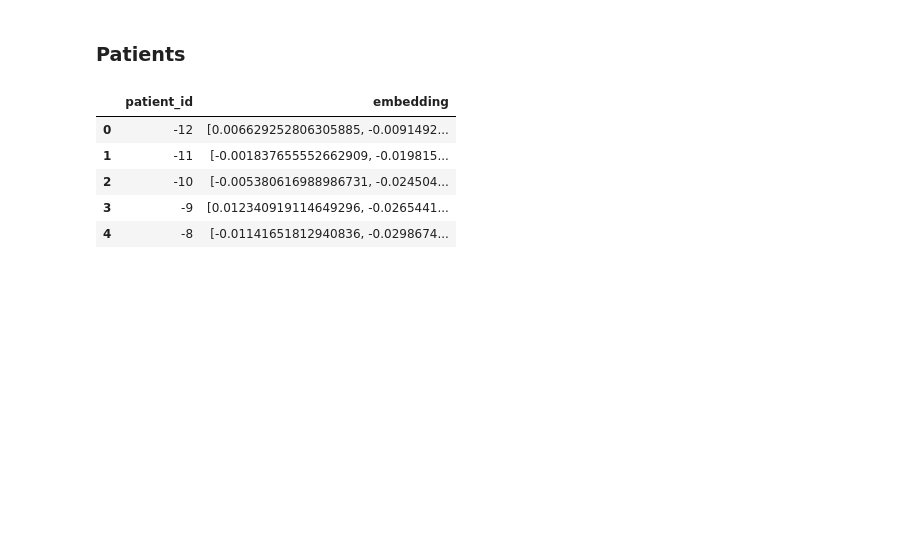
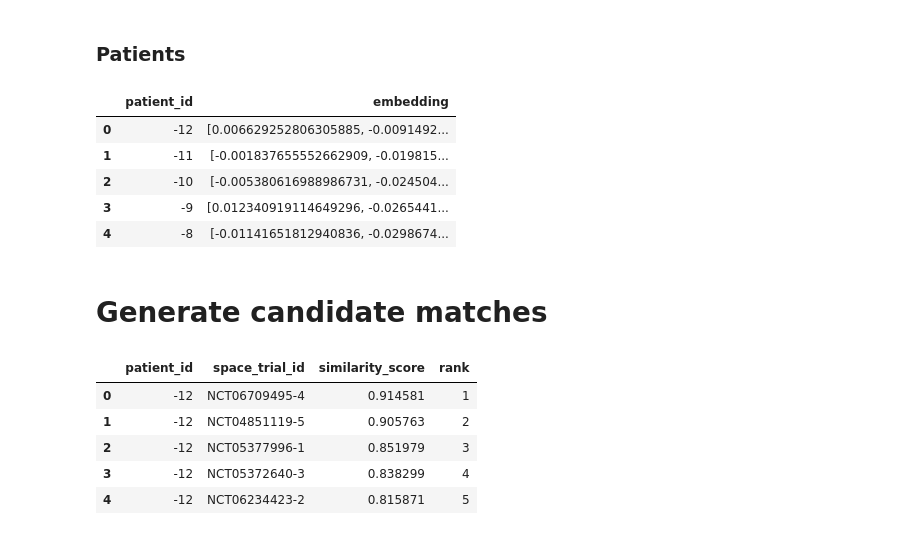
Before and after one commit to kenlkehl/matchminer-ai-inference-kehl, a Jupyter notebook: examples/run_examples.ipynb, the cells around one changed output. Saved outputs shown, nothing was run; the diff lists cells and outputs as text; code cells hidden in the pictures; blank space fills up the shorter version.

```diff
--- a/examples/run_examples.ipynb
+++ b/examples/run_examples.ipynb
@@ -474,3 +474,5 @@ embedded_patients.head()
 | 2 | -10 | [-0.005380616988986731, -0.024504... |
 | 3 | -9 | [0.012340919114649296, -0.0265441... |
 | 4 | -8 | [-0.01141651812940836, -0.0298674... |
+# %% [markdown]
+# Generate candidate matches
@@ -476,0 +483,9 @@ embedded_patients.head()
+# %%
+candidate_matches.head()
+# %% [output]
+|  | patient_id | space_trial_id | similarity_score | rank |
+| 0 | -12 | NCT06709495-4 | 0.914581 | 1 |
+| 1 | -12 | NCT04851119-5 | 0.905763 | 2 |
+| 2 | -12 | NCT05377996-1 | 0.851979 | 3 |
+| 3 | -12 | NCT05372640-3 | 0.838299 | 4 |
+| 4 | -12 | NCT06234423-2 | 0.815871 | 5 |
```
Also changed, not shown: parts of 5 cells of this notebook.
